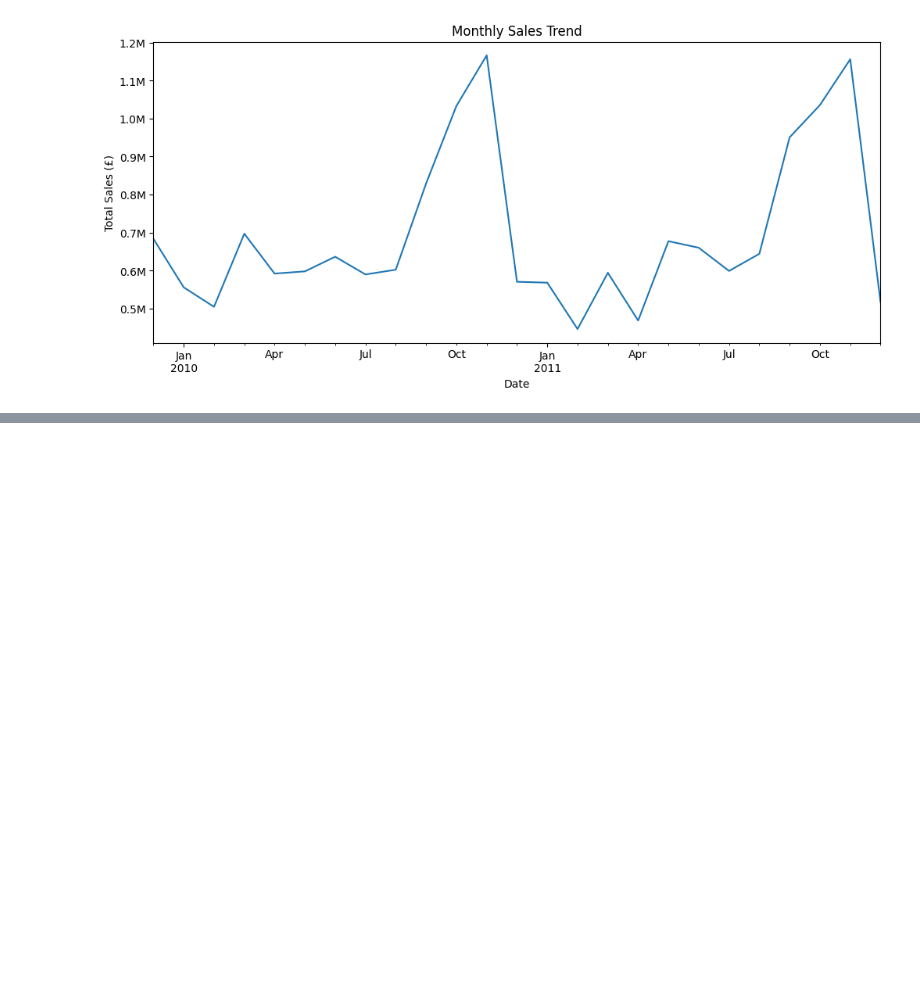
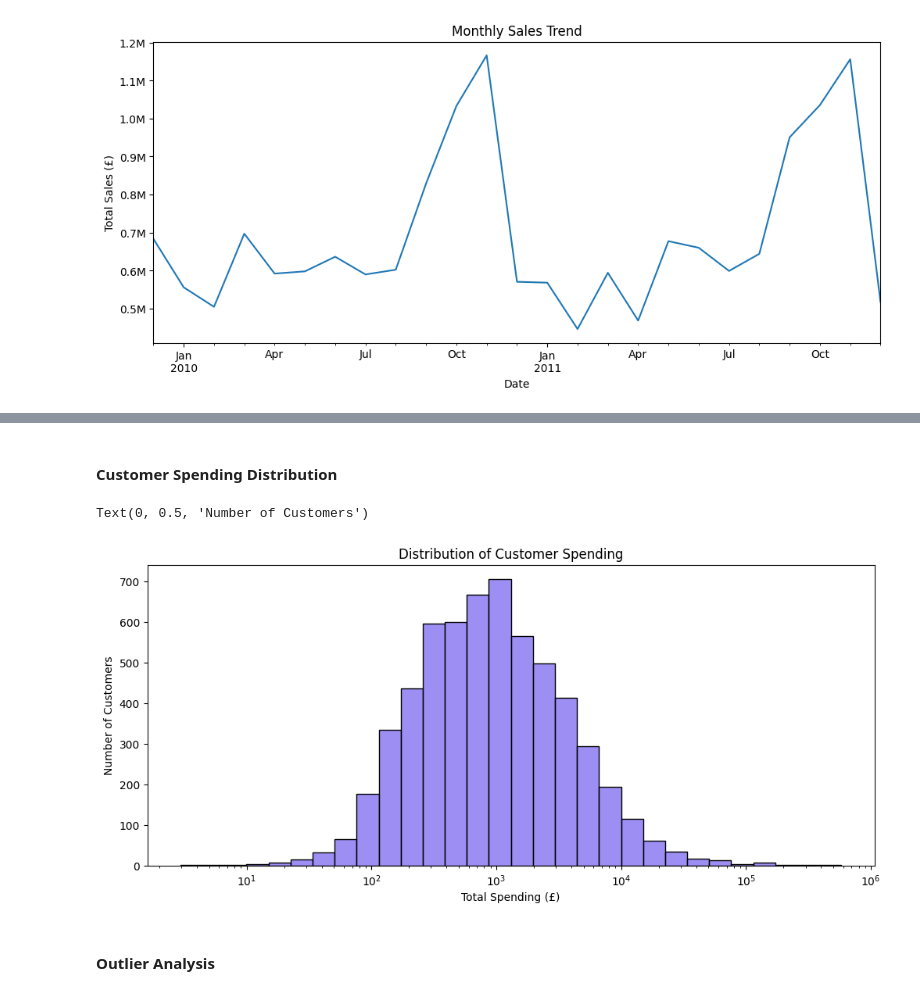
Before and after one commit to sudenazimal/online-retail-customer-analysis, a Jupyter notebook: notebook.ipynb, the cells around one changed output, grey strips where cells are left out. Cells and saved outputs as stored; diff of their text form; code cells hidden in the pictures; blank space fills up the shorter version.

```diff
--- a/notebook.ipynb
+++ b/notebook.ipynb
@@ -127,0 +170,15 @@ plt.show()
+# %% [markdown]
+#### Customer Spending Distribution
+# %%
+customer_spending = df_cleaned.groupby('Customer ID')['TotalPrice'].sum().sort_values(ascending=False)
+plt.figure(figsize = (12,5))
+plt.xscale('log')
+sns.histplot(customer_spending,bins =30, color='mediumslateblue')
+plt.title('Distribution of Customer Spending')
+plt.xlabel('Total Spending (£)')
+plt.ylabel('Number of Customers')
+# %% [output]
+Text(0, 0.5, 'Number of Customers')
+[figure, added]
+# %% [markdown]
+#### Outlier Analysis
```
Also changed, not shown: parts of 9 cells of this notebook.
